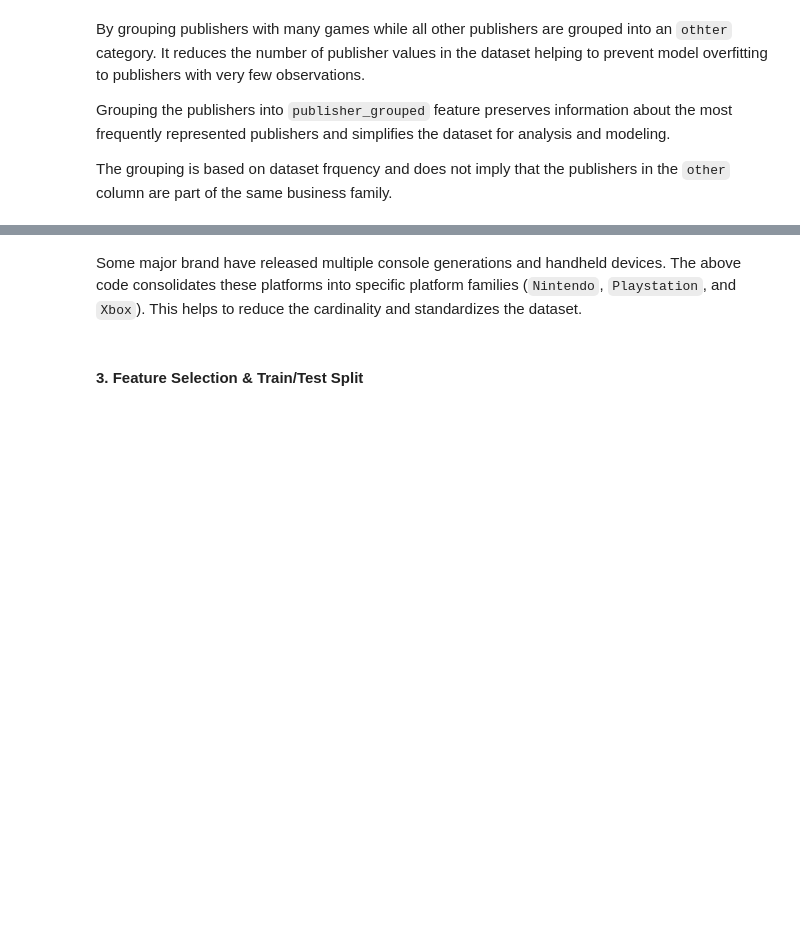
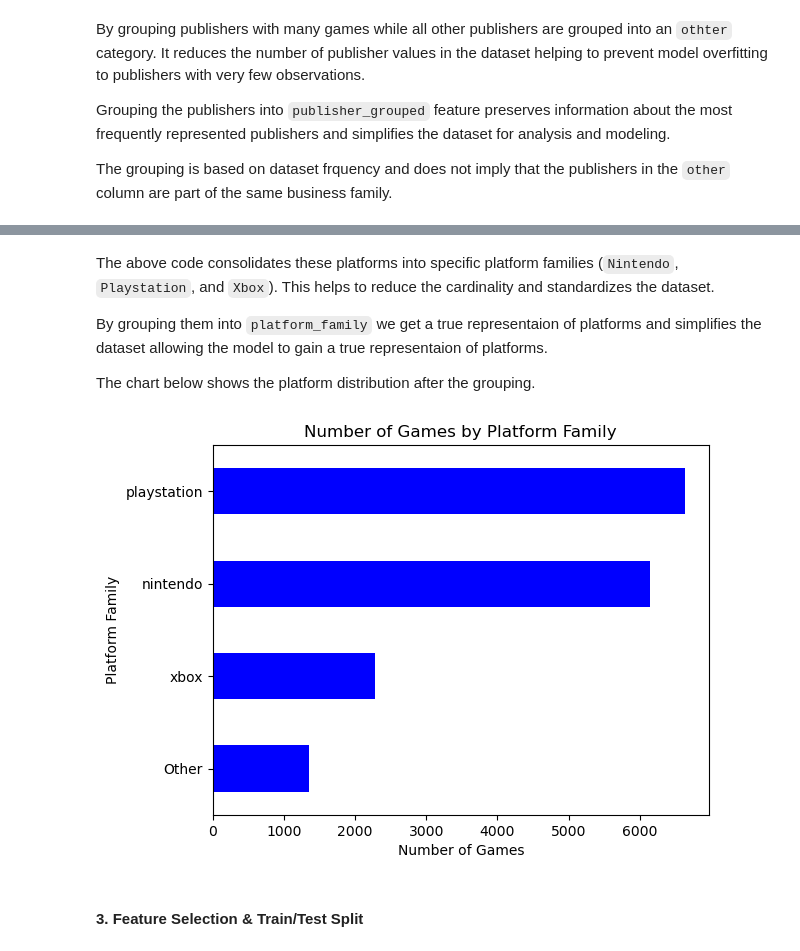
Before and after one commit to Reggi3o/capstone_project, a Jupyter notebook: video_game_report.ipynb, the cells around one changed output, grey strips where cells are left out. Saved outputs shown, nothing was run; the diff lists cells and outputs as text; code cells hidden in the pictures; blank space fills up the shorter version.

```diff
--- a/video_game_report.ipynb
+++ b/video_game_report.ipynb
@@ -205,11 +225,15 @@ nin = 'nintendo'
 pl = 'playstation'
 xb = 'xbox'
 platform_map = {
-    'PS': pl, 'PS2': pl, 'PS2': pl, 'PS3': pl, 'PS4': pl, 'PSP': pl, 'PSV': pl,
+    'PS': pl, 'PS2': pl, 'PS3': pl, 'PS4': pl, 'PSP': pl, 'PSV': pl,
     'XB': xb, 'X360': xb, 'XOne': xb,
-    'Wii': nin, 'WiiU': nin, 'DS': nin, '3DS': nin, 'GBA': nin, 'GB': nin, 'GC': nin, 'N64': nin
+    'Wii': nin, 'WiiU': nin, 'DS': nin, '3DS': nin, 'GBA': nin, 'GB': nin, 'GC': nin, 'N64': nin, 'NES': nin, 'SNES': nin
 }
 
 df_clean['platform_family'] = df_clean['platform'].map(platform_map).fillna('Other')
 # %% [markdown]
-Some major brand have released multiple console generations and handheld devices. The above code consolidates these platforms into specific platform families (`Nintendo`, `Playstation`, and `Xbox`). This helps to reduce the cardinality and standardizes the dataset.
+The above code consolidates these platforms into specific platform families (`Nintendo`, `Playstation`, and `Xbox`). This helps to reduce the cardinality and standardizes the dataset.
+
+By grouping them into `platform_family` we get a true representaion of platforms and simplifies the dataset allowing the model to gain a true representaion of platforms.
+
+The chart below shows the platform distribution after the grouping.
@@ -219,3 +240,10 @@ print(f'Target Distribution (is_hit): \n', df_clean['is_hit'].value_counts(norma
+# %%
+df_clean['platform_family'].value_counts().sort_values(ascending=True).plot(kind='barh', color='Blue', title='Number of Games by Platform Family')
+plt.xlabel('Number of Games')
+plt.ylabel('Platform Family')
+plt.show()
+# %% [output]
+[figure, added]
 # %% [markdown]
 #### 3. Feature Selection & Train/Test Split
 # %%
```
Also changed, not shown: parts of 3 cells of this notebook.
